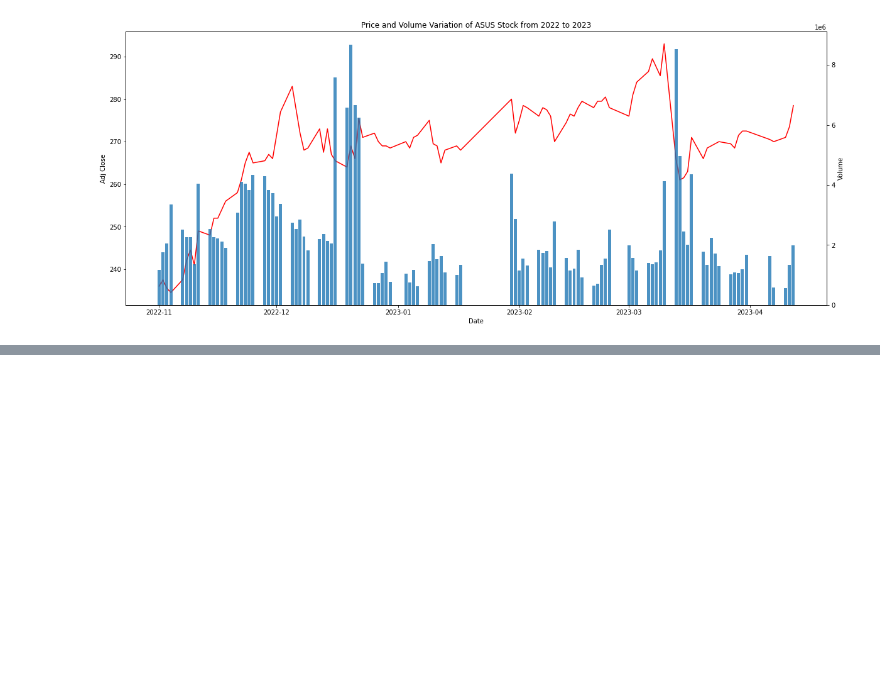
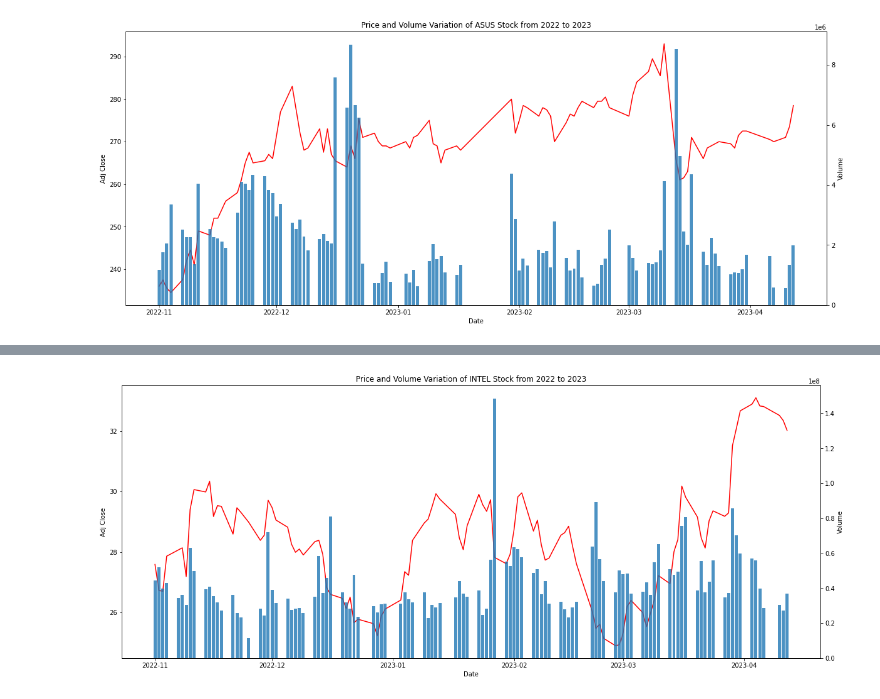
Before and after one commit to jeanmatheuss/GPU-stocks-price, a Jupyter notebook: gpu-prices.ipynb, the cells around one changed output, grey strips where cells are left out. Drawn from its saved outputs; the diff is of its cells as text; code cells hidden in the pictures; blank space fills up the shorter version.

```diff
--- a/gpu-prices.ipynb
+++ b/gpu-prices.ipynb
@@ -121,3 +125,7 @@ draw_plot(asus, '2022-11-01', '2023-04-17', 'ASUS')
+# %%
+draw_plot(intel, '2022-11-01', '2023-04-17', 'INTEL')
+# %% [output]
+[figure, added]
 # %%
 fig, ax = plt.subplots(figsize=(20,8))
 sns.lineplot(data=nvidia_2020, x="Date", y="High", color='g')
```
Also changed, not shown: parts of 1 cell of this notebook.
